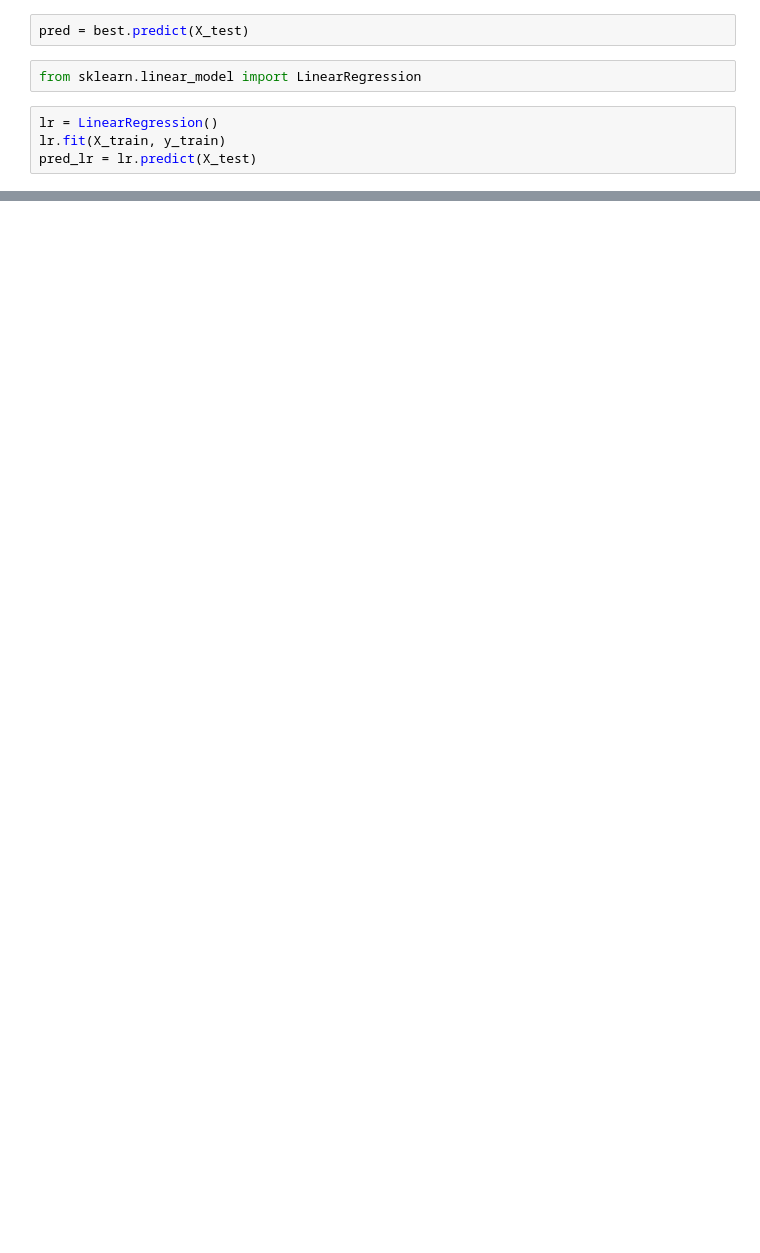
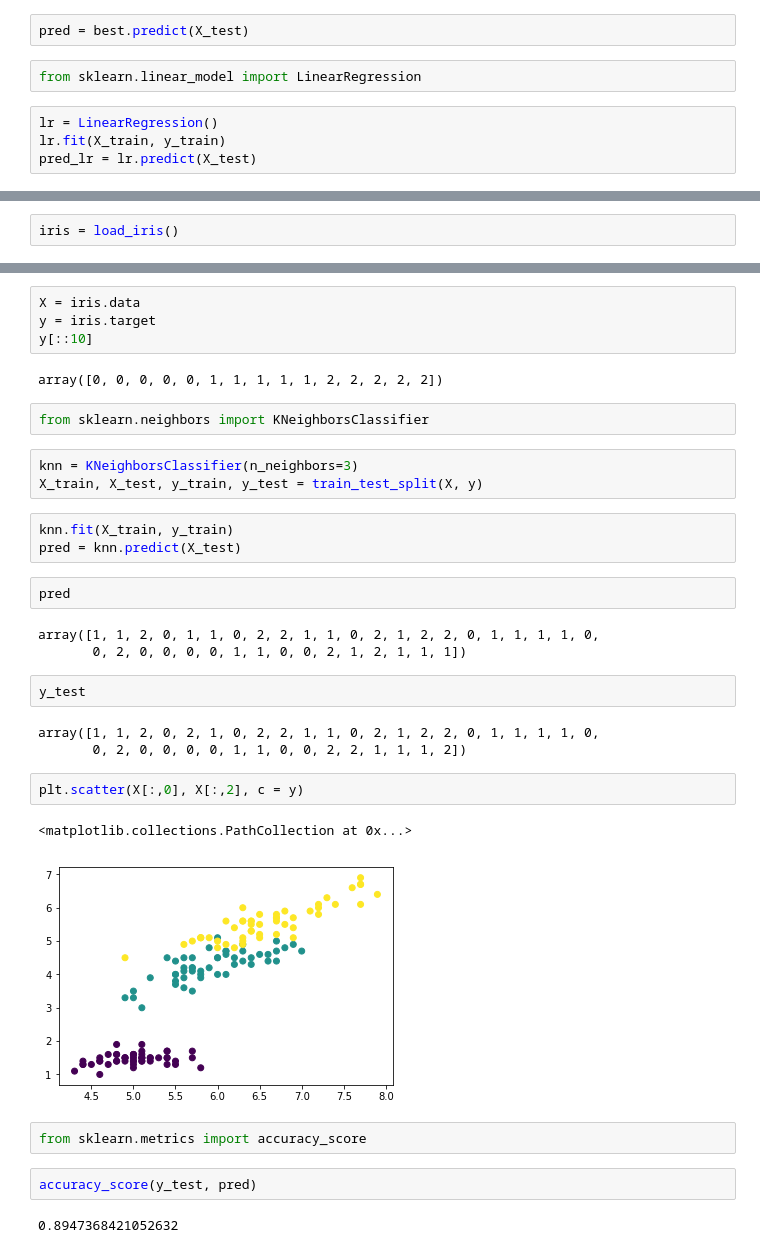
Before and after one commit to sankokohtet/07-Regression-Classification, a Jupyter notebook: 07-03-Classification.ipynb, the cells around one changed output, grey strips where cells are left out. Cells and saved outputs as stored; diff of their text form; blank space fills up the shorter version.

```diff
--- a/07-03-Classification.ipynb
+++ b/07-03-Classification.ipynb
@@ -103,0 +107,2 @@ Linear Regression with OLS: 5.02
+# %%
+iris = load_iris()
@@ -103,0 +129,35 @@ Linear Regression with OLS: 5.02
+# %%
+X = iris.data
+y = iris.target
+y[::10]
+# %% [output]
+array([0, 0, 0, 0, 0, 1, 1, 1, 1, 1, 2, 2, 2, 2, 2])
+# %%
+from sklearn.neighbors import KNeighborsClassifier
+# %%
+knn = KNeighborsClassifier(n_neighbors=3)
+X_train, X_test, y_train, y_test = train_test_split(X, y)
+# %%
+knn.fit(X_train, y_train)
+pred = knn.predict(X_test)
+# %%
+pred
+# %% [output]
+array([1, 1, 2, 0, 1, 1, 0, 2, 2, 1, 1, 0, 2, 1, 2, 2, 0, 1, 1, 1, 1, 0,
+       0, 2, 0, 0, 0, 0, 1, 1, 0, 0, 2, 1, 2, 1, 1, 1])
+# %%
+y_test
+# %% [output]
+array([1, 1, 2, 0, 2, 1, 0, 2, 2, 1, 1, 0, 2, 1, 2, 2, 0, 1, 1, 1, 1, 0,
+       0, 2, 0, 0, 0, 0, 1, 1, 0, 0, 2, 2, 1, 1, 1, 2])
+# %%
+plt.scatter(X[:,0], X[:,2], c = y)
+# %% [output]
+<matplotlib.collections.PathCollection at 0x...>
+[figure, added]
+# %%
+from sklearn.metrics import accuracy_score
+# %%
+accuracy_score(y_test, pred)
+# %% [output]
+0.8947368421052632
```
Also changed, not shown: parts of 8 cells of this notebook, 1 other file.
